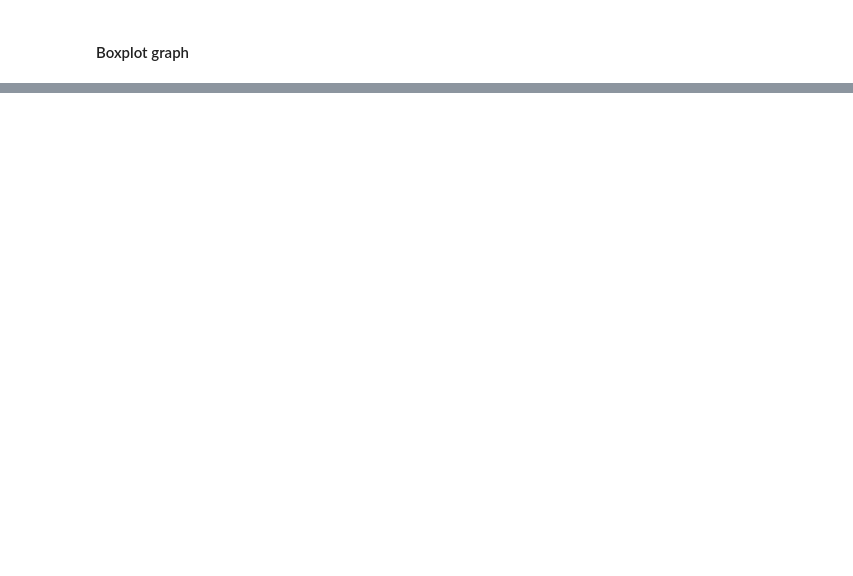
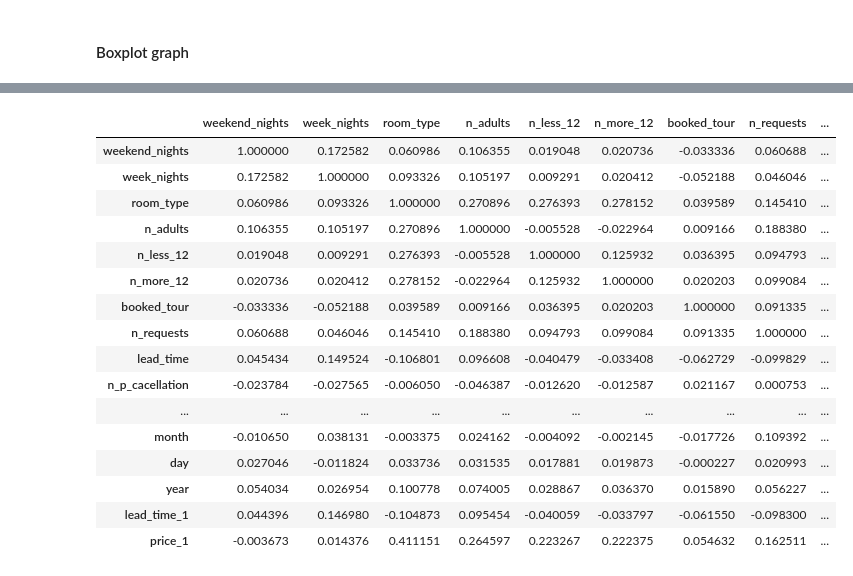
Before and after one commit to Noam-Diamant/Data-Mining, a Jupyter notebook: project.ipynb, the cells around one changed output, grey strips where cells are left out. Cells and saved outputs as stored; diff of their text form; code cells hidden in the pictures; blank space fills up the shorter version.

```diff
--- a/project.ipynb
+++ b/project.ipynb
@@ -527,0 +600,20 @@ sns.boxplot(y="price", x="n_adults", hue= "is_canceled", data=df, palette="Set3"
+# %%
+df[df.describe().columns].corr(method = 'pearson')
+# %% [output]
+|  | weekend_nights | week_nights | room_type | n_adults | n_less_12 | n_more_12 | booked_tour | n_requests | ... |
+| weekend_nights | 1.000000 | 0.172582 | 0.060986 | 0.106355 | 0.019048 | 0.020736 | -0.033336 | 0.060688 | ... |
+| week_nights | 0.172582 | 1.000000 | 0.093326 | 0.105197 | 0.009291 | 0.020412 | -0.052188 | 0.046046 | ... |
+| room_type | 0.060986 | 0.093326 | 1.000000 | 0.270896 | 0.276393 | 0.278152 | 0.039589 | 0.145410 | ... |
+| n_adults | 0.106355 | 0.105197 | 0.270896 | 1.000000 | -0.005528 | -0.022964 | 0.009166 | 0.188380 | ... |
+| n_less_12 | 0.019048 | 0.009291 | 0.276393 | -0.005528 | 1.000000 | 0.125932 | 0.036395 | 0.094793 | ... |
+| n_more_12 | 0.020736 | 0.020412 | 0.278152 | -0.022964 | 0.125932 | 1.000000 | 0.020203 | 0.099084 | ... |
+| booked_tour | -0.033336 | -0.052188 | 0.039589 | 0.009166 | 0.036395 | 0.020203 | 1.000000 | 0.091335 | ... |
+| n_requests | 0.060688 | 0.046046 | 0.145410 | 0.188380 | 0.094793 | 0.099084 | 0.091335 | 1.000000 | ... |
+| lead_time | 0.045434 | 0.149524 | -0.106801 | 0.096608 | -0.040479 | -0.033408 | -0.062729 | -0.099829 | ... |
+| n_p_cacellation | -0.023784 | -0.027565 | -0.006050 | -0.046387 | -0.012620 | -0.012587 | 0.021167 | 0.000753 | ... |
+| ... | ... | ... | ... | ... | ... | ... | ... | ... | ... |
+| month | -0.010650 | 0.038131 | -0.003375 | 0.024162 | -0.004092 | -0.002145 | -0.017726 | 0.109392 | ... |
+| day | 0.027046 | -0.011824 | 0.033736 | 0.031535 | 0.017881 | 0.019873 | -0.000227 | 0.020993 | ... |
+| year | 0.054034 | 0.026954 | 0.100778 | 0.074005 | 0.028867 | 0.036370 | 0.015890 | 0.056227 | ... |
+| lead_time_1 | 0.044396 | 0.146980 | -0.104873 | 0.095454 | -0.040059 | -0.033797 | -0.061550 | -0.098300 | ... |
+| price_1 | -0.003673 | 0.014376 | 0.411151 | 0.264597 | 0.223267 | 0.222375 | 0.054632 | 0.162511 | ... |
```
Also changed, not shown: parts of 31 cells of this notebook, 2 other files.
